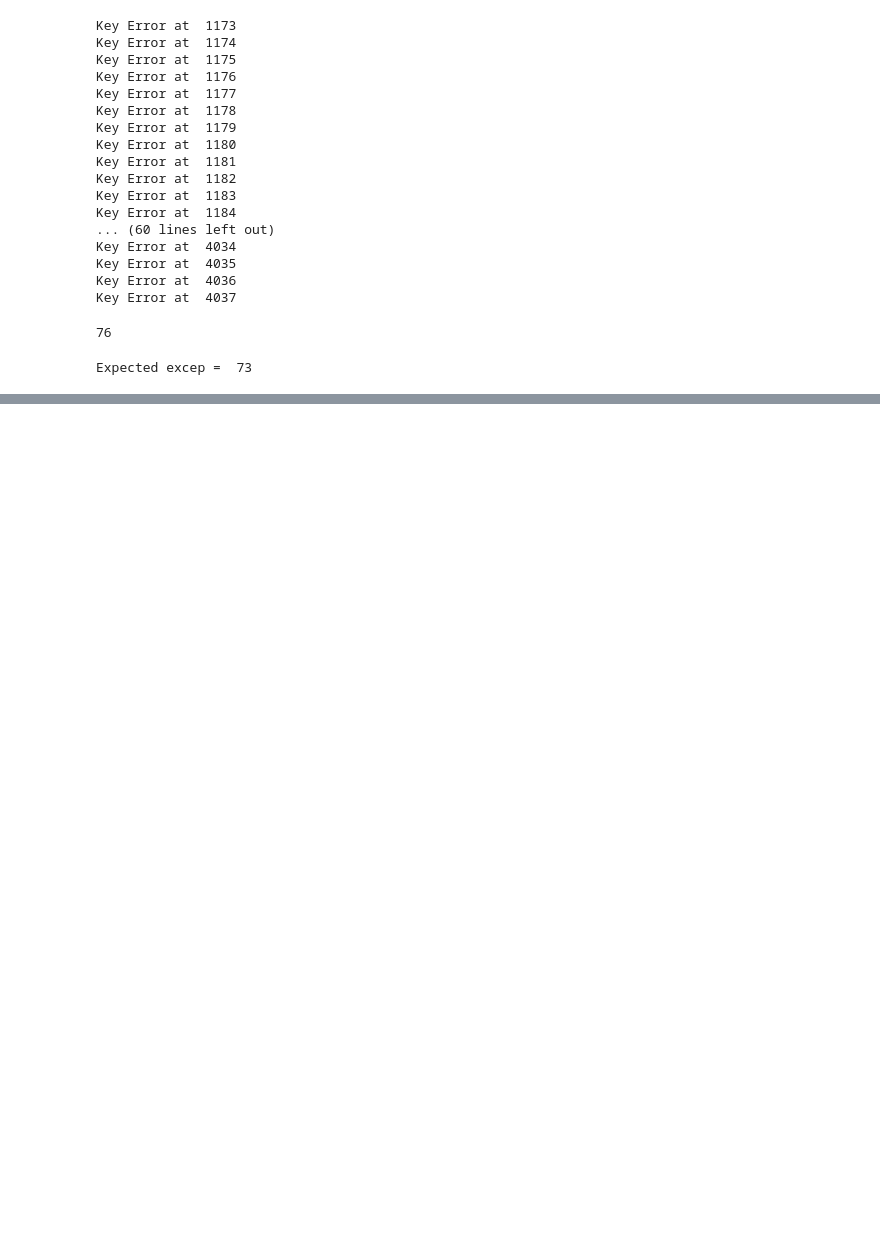
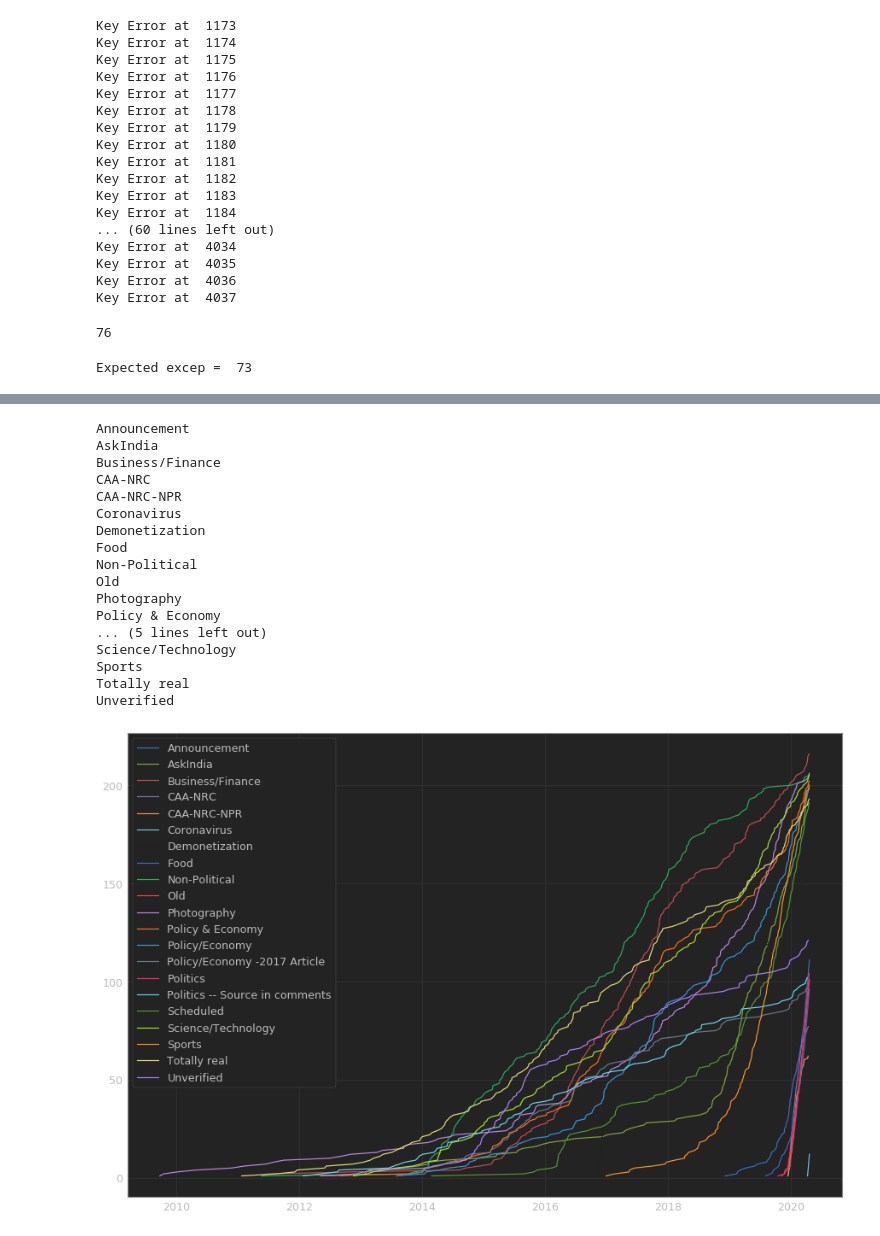
Before and after one commit to ChetanMadan/Flair-Detection, a Jupyter notebook: EDA Analysis.ipynb, the cells around one changed output, grey strips where cells are left out. Drawn from its saved outputs; the diff is of its cells as text; code cells hidden in the pictures; blank space fills up the shorter version.

```diff
--- a/EDA Analysis.ipynb
+++ b/EDA Analysis.ipynb
@@ -272,0 +397,16 @@ plt.show()
+# %%
+times = defaultdict()
+excep = 0
+for i in range(len(data_new)):
+    #ana[data['flair'][i]].value
+    try:
+        fl = data_new['flair'][i]
+        if fl in times:
+            s1 = data_new['timestamp'][i]
+            times[fl].append(s1)
+        else:
+            times[fl] = [data_new['timestamp'][i]]
+    except KeyError:
+        print('Key Error at ',i)
+        excep+=1
+        continue
@@ -272,0 +435,7 @@ plt.show()
+# %%
+df = data_new
+df['timestamp'] = pd.to_datetime(df['timestamp'])
+df = df.set_index('timestamp')
+df['day'] = df.index.date
+counts = df.groupby(['day', 'flair']).agg(len)
+#counts = pd.DataFrame(counts, columns=['count'])
@@ -272,0 +464,37 @@ plt.show()
+# %%
+times = []
+plt.figure(figsize=[15,10])
+for f in flairs:
+    l = defaultdict.fromkeys(['count', 'timestamp'])
+    l['count'] = []
+    c = 0
+    l['timestamp'] = []
+    print(f)
+    for i in range(len(counts)):
+        j = counts.index[i]
+        if j[1]==f:
+            c+=1
+            l['count'].append(c)
+            l['timestamp'].append(j[0])
+    plt.plot(l['timestamp'], l['count'], label = f)
+plt.legend()
+plt.show()
+# %% [output]
+Announcement
+AskIndia
+Business/Finance
+CAA-NRC
+CAA-NRC-NPR
+Coronavirus
+Demonetization
+Food
+Non-Political
+Old
+Photography
+Policy & Economy
+... (5 lines left out)
+Science/Technology
+Sports
+Totally real
+Unverified
+[figure, added]
```
Also changed, not shown: parts of 26 cells of this notebook.
